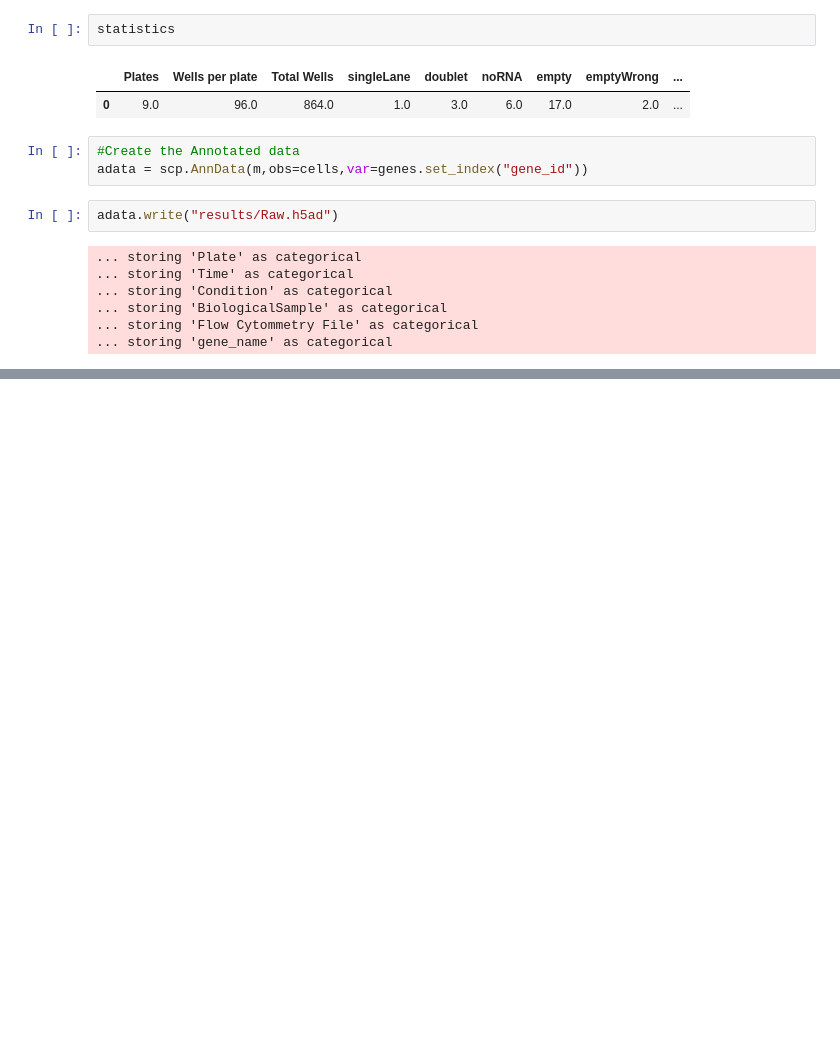
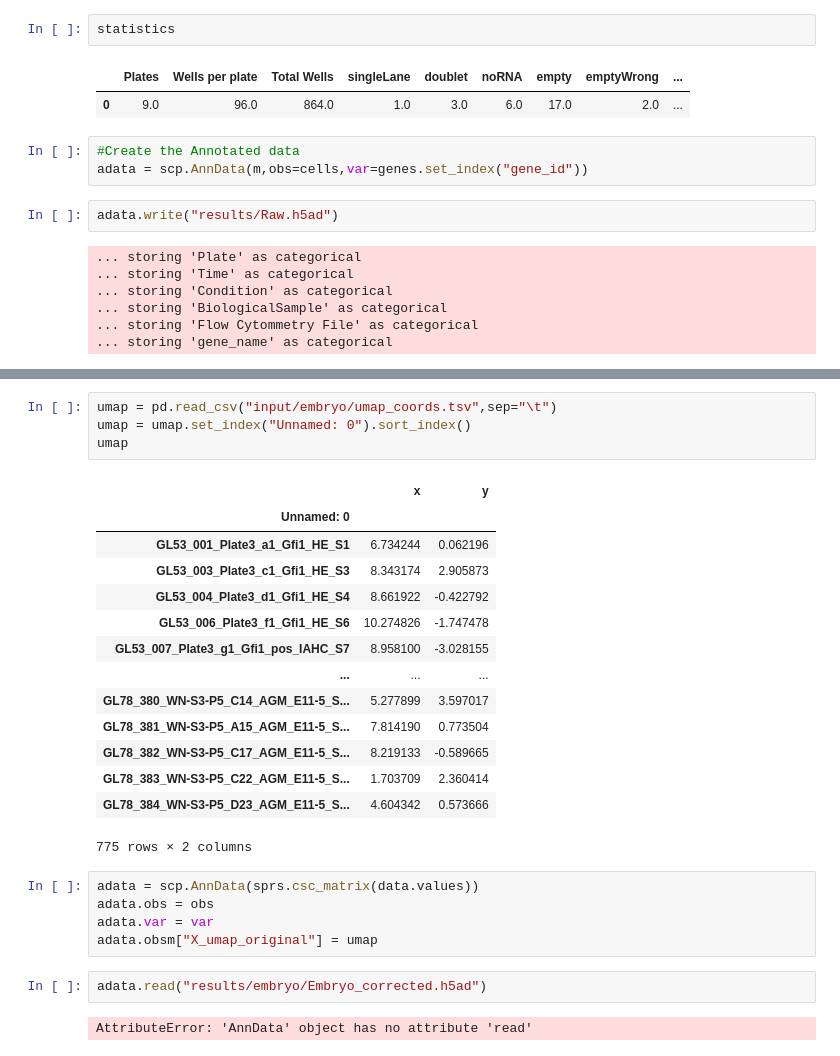
Before and after one commit to dsb-lab/blood_gastruloids, a Jupyter notebook: Analysis/0_Make_h5ad_file.ipynb, the cells around one changed output, grey strips where cells are left out. Saved outputs shown, nothing was run; the diff lists cells and outputs as text; blank space fills up the shorter version.

```diff
--- a/Analysis/0_Make_h5ad_file.ipynb
+++ b/Analysis/0_Make_h5ad_file.ipynb
@@ -217,0 +281,28 @@ adata.write("results/Raw.h5ad")
+# %%
+umap = pd.read_csv("input/embryo/umap_coords.tsv",sep="\t")
+umap = umap.set_index("Unnamed: 0").sort_index()
+umap
+# %% [output]
+|  | x | y |
+| Unnamed: 0 |  |  |
+| GL53_001_Plate3_a1_Gfi1_HE_S1 | 6.734244 | 0.062196 |
+| GL53_003_Plate3_c1_Gfi1_HE_S3 | 8.343174 | 2.905873 |
+| GL53_004_Plate3_d1_Gfi1_HE_S4 | 8.661922 | -0.422792 |
+| GL53_006_Plate3_f1_Gfi1_HE_S6 | 10.274826 | -1.747478 |
+| GL53_007_Plate3_g1_Gfi1_pos_IAHC_S7 | 8.958100 | -3.028155 |
+| ... | ... | ... |
+| GL78_380_WN-S3-P5_C14_AGM_E11-5_S... | 5.277899 | 3.597017 |
+| GL78_381_WN-S3-P5_A15_AGM_E11-5_S... | 7.814190 | 0.773504 |
+| GL78_382_WN-S3-P5_C17_AGM_E11-5_S... | 8.219133 | -0.589665 |
+| GL78_383_WN-S3-P5_C22_AGM_E11-5_S... | 1.703709 | 2.360414 |
+| GL78_384_WN-S3-P5_D23_AGM_E11-5_S... | 4.604342 | 0.573666 |
+775 rows × 2 columns
+# %%
+adata = scp.AnnData(sprs.csc_matrix(data.values))
+adata.obs = obs
+adata.var = var
+adata.obsm["X_umap_original"] = umap
+# %%
+adata.read("results/embryo/Embryo_corrected.h5ad")
+# %% [output]
+AttributeError: 'AnnData' object has no attribute 'read'
```
Also changed, not shown: parts of 9 cells of this notebook.
